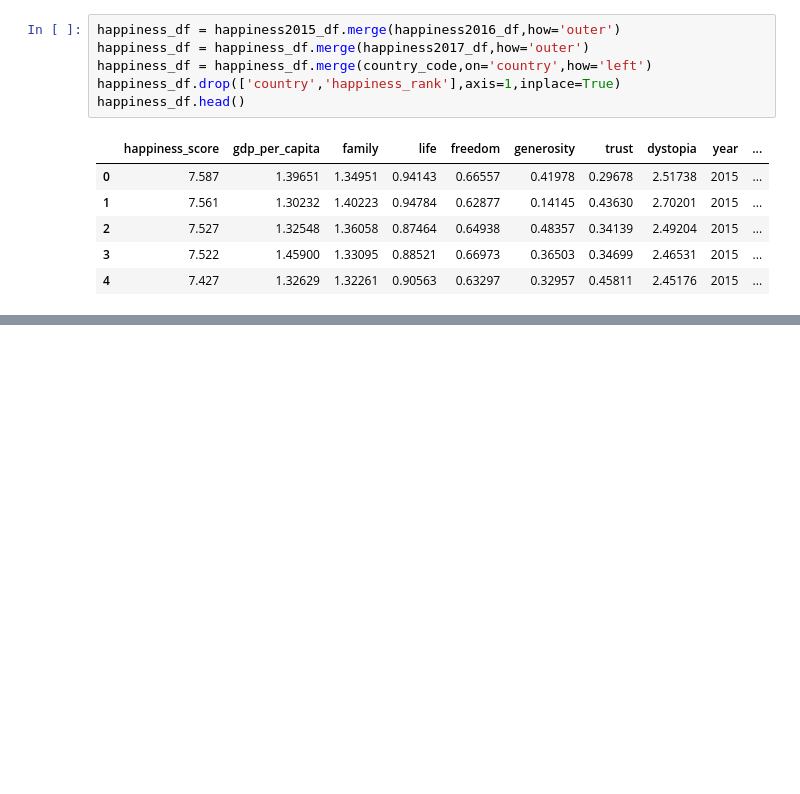
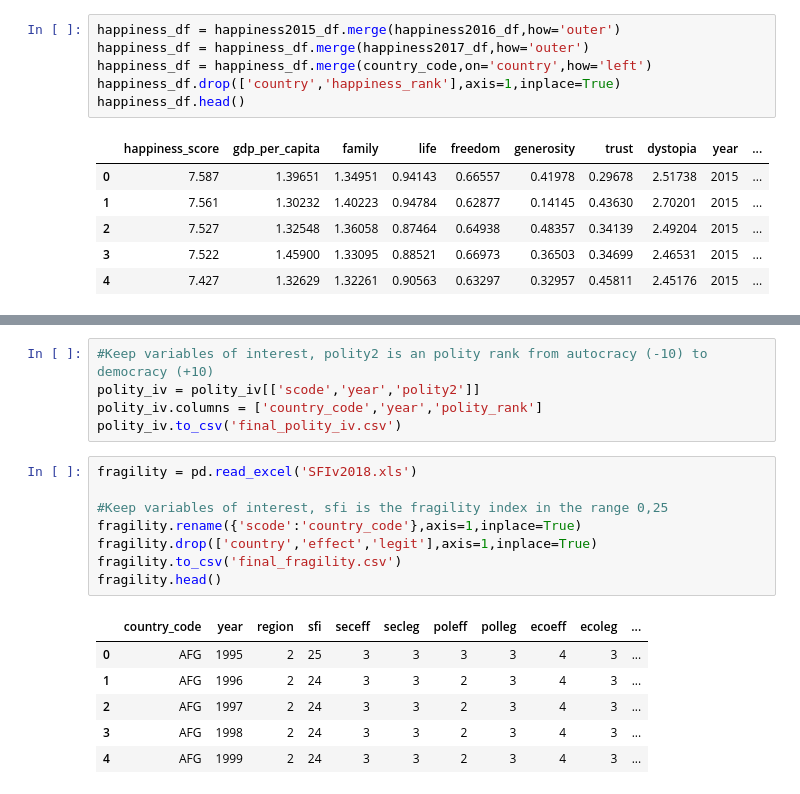
Before and after one commit to CharlesCoster/ada-project-terrorism-impact, a Jupyter notebook: pre_process.ipynb, the cells around one changed output, grey strips where cells are left out. Drawn from its saved outputs; the diff is of its cells as text; blank space fills up the shorter version.

```diff
--- a/pre_process.ipynb
+++ b/pre_process.ipynb
@@ -509,0 +354,20 @@ for y in years:
+# %%
+#Keep variables of interest, polity2 is an polity rank from autocracy (-10) to democracy (+10)
+polity_iv = polity_iv[['scode','year','polity2']]
+polity_iv.columns = ['country_code','year','polity_rank']
+polity_iv.to_csv('final_polity_iv.csv')
+# %%
+fragility = pd.read_excel('SFIv2018.xls')
+
+#Keep variables of interest, sfi is the fragility index in the range 0,25
+fragility.rename({'scode':'country_code'},axis=1,inplace=True)
+fragility.drop(['country','effect','legit'],axis=1,inplace=True)
+fragility.to_csv('final_fragility.csv')
+fragility.head()
+# %% [output]
+|  | country_code | year | region | sfi | seceff | secleg | poleff | polleg | ecoeff | ecoleg | ... |
+| 0 | AFG | 1995 | 2 | 25 | 3 | 3 | 3 | 3 | 4 | 3 | ... |
+| 1 | AFG | 1996 | 2 | 24 | 3 | 3 | 2 | 3 | 4 | 3 | ... |
+| 2 | AFG | 1997 | 2 | 24 | 3 | 3 | 2 | 3 | 4 | 3 | ... |
+| 3 | AFG | 1998 | 2 | 24 | 3 | 3 | 2 | 3 | 4 | 3 | ... |
+| 4 | AFG | 1999 | 2 | 24 | 3 | 3 | 2 | 3 | 4 | 3 | ... |
```
Also changed, not shown: parts of 22 cells of this notebook.
